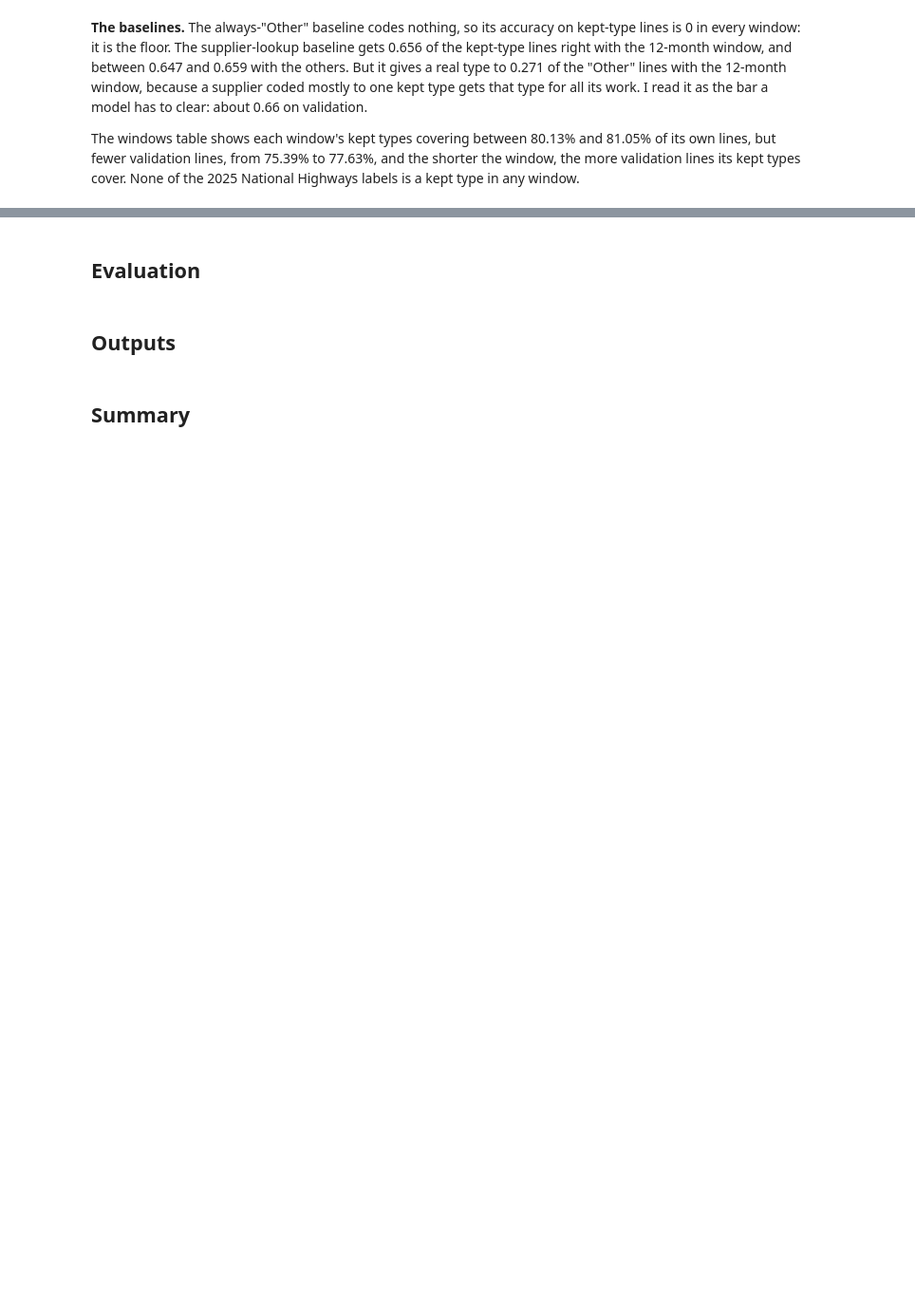
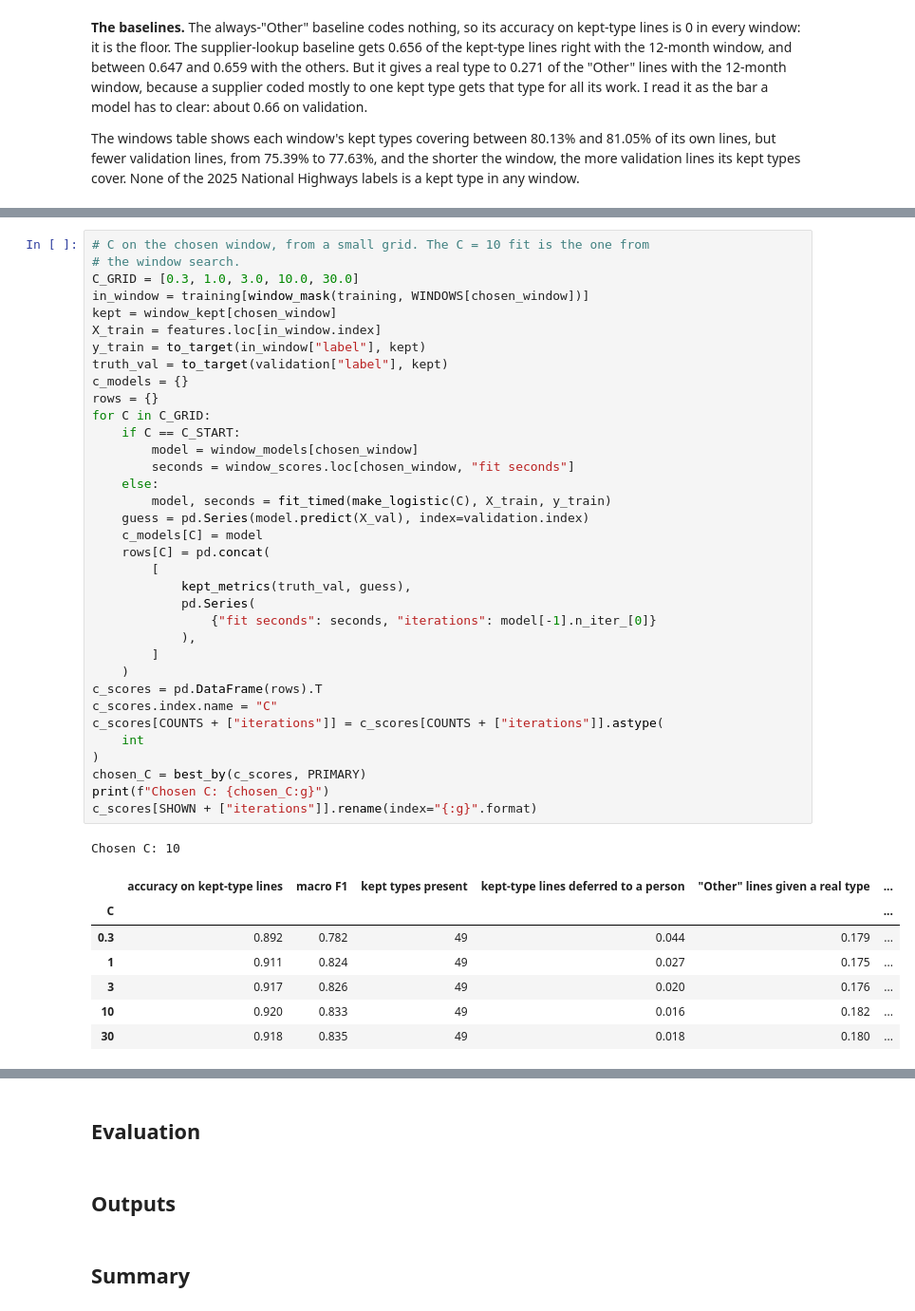
Before and after one commit to PaddyGilliland1/applied-machine-learning-project, a Jupyter notebook: modeling.ipynb, the cells around one changed output, grey strips where cells are left out. Shown at 95% size. Cells and saved outputs as stored; diff of their text form; blank space fills up the shorter version.

```diff
--- a/modeling.ipynb
+++ b/modeling.ipynb
@@ -2356,0 +2473,44 @@ The windows table shows each window's kept types covering between 80.13% and 81.
+# %%
+# C on the chosen window, from a small grid. The C = 10 fit is the one from
+# the window search.
+C_GRID = [0.3, 1.0, 3.0, 10.0, 30.0]
+in_window = training[window_mask(training, WINDOWS[chosen_window])]
+kept = window_kept[chosen_window]
+X_train = features.loc[in_window.index]
+y_train = to_target(in_window["label"], kept)
+truth_val = to_target(validation["label"], kept)
+c_models = {}
+rows = {}
+for C in C_GRID:
+    if C == C_START:
+        model = window_models[chosen_window]
+        seconds = window_scores.loc[chosen_window, "fit seconds"]
+    else:
+        model, seconds = fit_timed(make_logistic(C), X_train, y_train)
+    guess = pd.Series(model.predict(X_val), index=validation.index)
+    c_models[C] = model
+    rows[C] = pd.concat(
+        [
+            kept_metrics(truth_val, guess),
+            pd.Series(
+                {"fit seconds": seconds, "iterations": model[-1].n_iter_[0]}
+            ),
+        ]
+    )
+c_scores = pd.DataFrame(rows).T
+c_scores.index.name = "C"
+c_scores[COUNTS + ["iterations"]] = c_scores[COUNTS + ["iterations"]].astype(
+    int
+)
+chosen_C = best_by(c_scores, PRIMARY)
+print(f"Chosen C: {chosen_C:g}")
+c_scores[SHOWN + ["iterations"]].rename(index="{:g}".format)
+# %% [output]
+Chosen C: 10
+|  | accuracy on kept-type lines | macro F1 | kept types present | kept-type lines deferred to a person | "Other" lines given a real type | ... |
+| C |  |  |  |  |  | ... |
+| 0.3 | 0.892 | 0.782 | 49 | 0.044 | 0.179 | ... |
+| 1 | 0.911 | 0.824 | 49 | 0.027 | 0.175 | ... |
+| 3 | 0.917 | 0.826 | 49 | 0.020 | 0.176 | ... |
+| 10 | 0.920 | 0.833 | 49 | 0.016 | 0.182 | ... |
+| 30 | 0.918 | 0.835 | 49 | 0.018 | 0.180 | ... |
```
Also changed, not shown: parts of 10 cells of this notebook.
